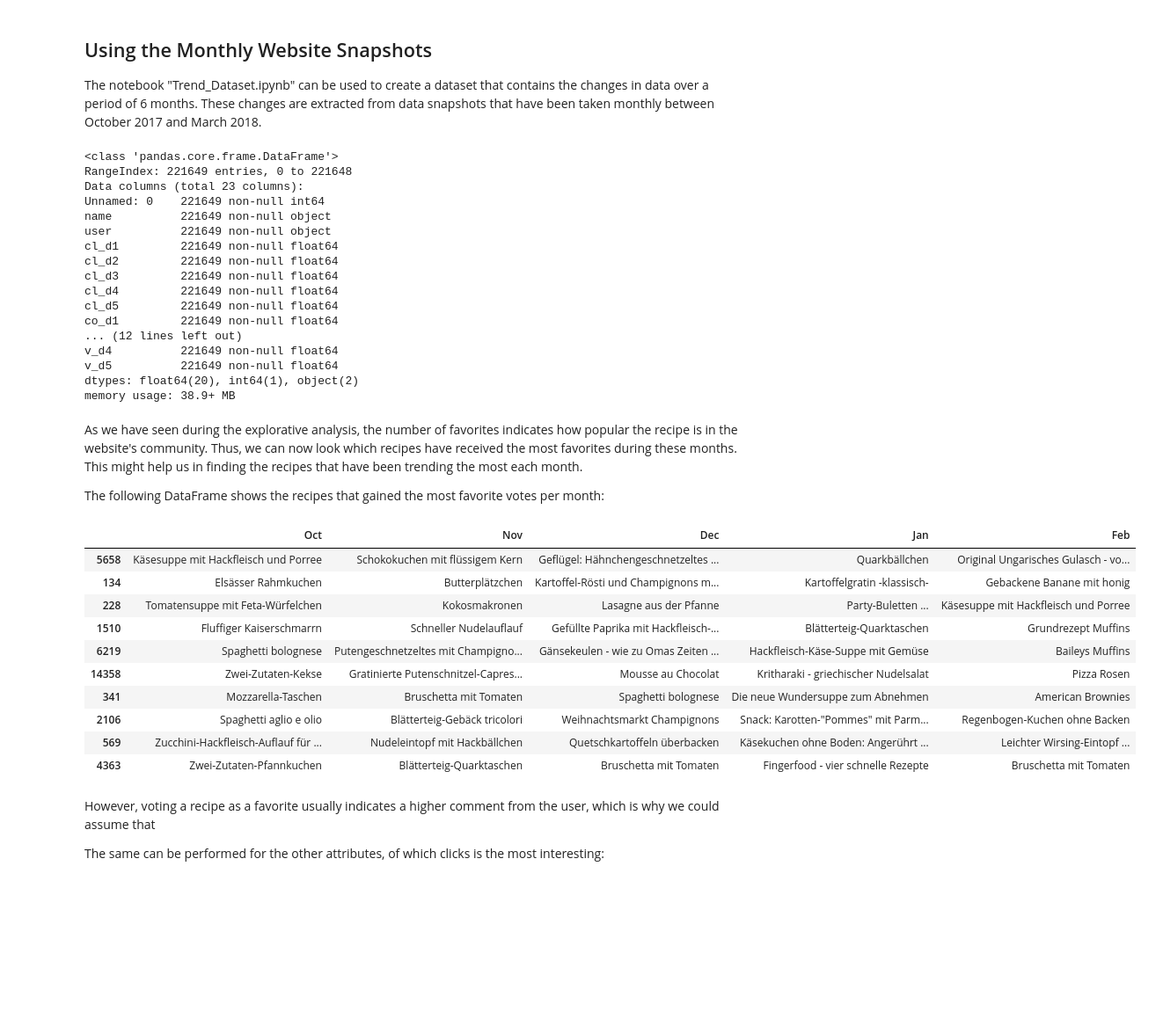
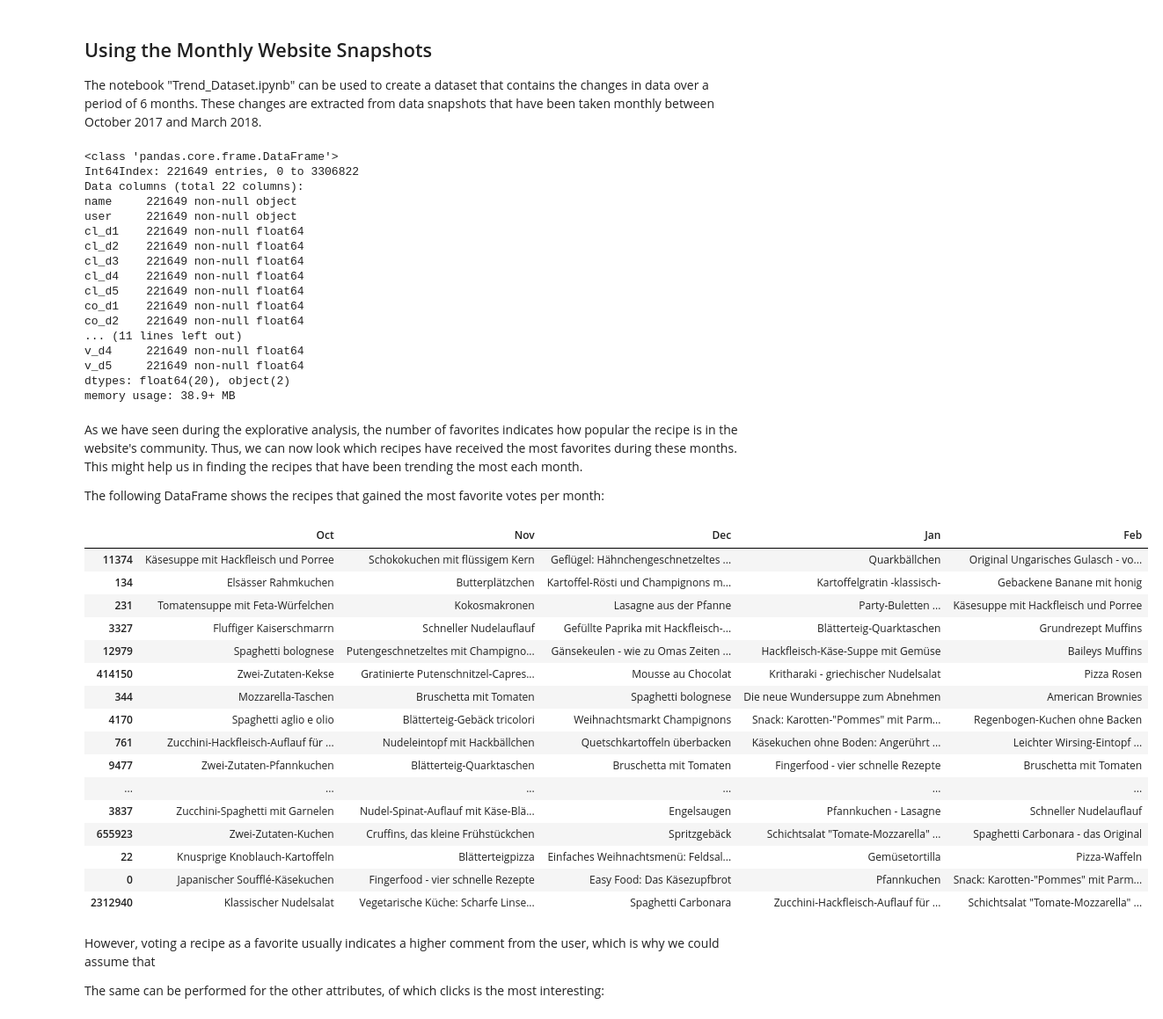
Before and after one commit to tbuz/RecipeScraper, a Jupyter notebook: Detailed_Analysis_Kochbar.ipynb, the cells around one changed output. Shown at 88% size. Saved outputs shown, nothing was run; the diff lists cells and outputs as text; code cells hidden in the pictures; blank space fills up the shorter version.

```diff
--- a/Detailed_Analysis_Kochbar.ipynb
+++ b/Detailed_Analysis_Kochbar.ipynb
@@ -1914,25 +1904,25 @@ Additionally, the users might check if a similar version of their recipe has bee
 The notebook "Trend_Dataset.ipynb" can be used to create a dataset that contains the changes in data over a period of 6 months. These changes are extracted from data snapshots that have been taken monthly between October 2017 and March 2018.
 # %%
 import pandas as pd
-deltadf = pd.read_csv('exports/trend_deltas.csv')
+deltadf = pd.read_csv('exports/trend_deltas.csv', index_col=0)
 deltadf.info()
 # %% [output]
 <class 'pandas.core.frame.DataFrame'>
-RangeIndex: 221649 entries, 0 to 221648
-Data columns (total 23 columns):
-Unnamed: 0    221649 non-null int64
-name          221649 non-null object
-user          221649 non-null object
-cl_d1         221649 non-null float64
-cl_d2         221649 non-null float64
-cl_d3         221649 non-null float64
-cl_d4         221649 non-null float64
-cl_d5         221649 non-null float64
-co_d1         221649 non-null float64
-... (12 lines left out)
-v_d4          221649 non-null float64
-v_d5          221649 non-null float64
-dtypes: float64(20), int64(1), object(2)
+Int64Index: 221649 entries, 0 to 3306822
+Data columns (total 22 columns):
+name     221649 non-null object
+user     221649 non-null object
+cl_d1    221649 non-null float64
+cl_d2    221649 non-null float64
+cl_d3    221649 non-null float64
+cl_d4    221649 non-null float64
+cl_d5    221649 non-null float64
+co_d1    221649 non-null float64
+co_d2    221649 non-null float64
+... (11 lines left out)
+v_d4     221649 non-null float64
+v_d5     221649 non-null float64
+dtypes: float64(20), object(2)
 memory usage: 38.9+ MB
 # %% [markdown]
 As we have seen during the explorative analysis, the number of favorites indicates how popular the recipe is in the website's community. Thus, we can now look which recipes have received the most favorites during these months.
@@ -1940,25 +1930,31 @@ This might help us in finding the recipes that have been trending the most each
 
 The following DataFrame shows the recipes that gained the most favorite votes per month:
 # %%
-f_trenddf = pd.DataFrame(deltadf.sort_values(by='f_d1',ascending=False)['name'].head(10))
-f_trenddf['d2'] = deltadf.sort_values(by='f_d2',ascending=False)['name'].head(10).values
-f_trenddf['d3'] = deltadf.sort_values(by='f_d3',ascending=False)['name'].head(10).values
-f_trenddf['d4'] = deltadf.sort_values(by='f_d4',ascending=False)['name'].head(10).values
-f_trenddf['d5'] = deltadf.sort_values(by='f_d5',ascending=False)['name'].head(10).values
+f_trenddf = pd.DataFrame(deltadf.sort_values(by='f_d1',ascending=False)['name'].head(20))
+f_trenddf['d2'] = deltadf.sort_values(by='f_d2',ascending=False)['name'].head(20).values
+f_trenddf['d3'] = deltadf.sort_values(by='f_d3',ascending=False)['name'].head(20).values
+f_trenddf['d4'] = deltadf.sort_values(by='f_d4',ascending=False)['name'].head(20).values
+f_trenddf['d5'] = deltadf.sort_values(by='f_d5',ascending=False)['name'].head(20).values
 f_trenddf.columns = ['Oct', 'Nov', 'Dec', 'Jan', 'Feb']
 f_trenddf
 # %% [output]
 |  | Oct | Nov | Dec | Jan | Feb |
-| 5658 | Käsesuppe mit Hackfleisch und Porree | Schokokuchen mit flüssigem Kern | Geflügel: Hähnchengeschnetzeltes ... | Quarkbällchen | Original Ungarisches Gulasch - vo... |
+| 11374 | Käsesuppe mit Hackfleisch und Porree | Schokokuchen mit flüssigem Kern | Geflügel: Hähnchengeschnetzeltes ... | Quarkbällchen | Original Ungarisches Gulasch - vo... |
 | 134 | Elsässer Rahmkuchen | Butterplätzchen | Kartoffel-Rösti und Champignons m... | Kartoffelgratin -klassisch- | Gebackene Banane mit honig |
-| 228 | Tomatensuppe mit Feta-Würfelchen | Kokosmakronen | Lasagne aus der Pfanne | Party-Buletten ... | Käsesuppe mit Hackfleisch und Porree |
-| 1510 | Fluffiger Kaiserschmarrn | Schneller Nudelauflauf | Gefüllte Paprika mit Hackfleisch-... | Blätterteig-Quarktaschen | Grundrezept Muffins |
-| 6219 | Spaghetti bolognese | Putengeschnetzeltes mit Champigno... | Gänsekeulen - wie zu Omas Zeiten ... | Hackfleisch-Käse-Suppe mit Gemüse | Baileys Muffins |
-| 14358 | Zwei-Zutaten-Kekse | Gratinierte Putenschnitzel-Capres... | Mousse au Chocolat | Kritharaki - griechischer Nudelsalat | Pizza Rosen |
-| 341 | Mozzarella-Taschen | Bruschetta mit Tomaten | Spaghetti bolognese | Die neue Wundersuppe zum Abnehmen | American Brownies |
-| 2106 | Spaghetti aglio e olio | Blätterteig-Gebäck tricolori | Weihnachtsmarkt Champignons | Snack: Karotten-"Pommes" mit Parm... | Regenbogen-Kuchen ohne Backen |
-| 569 | Zucchini-Hackfleisch-Auflauf für ... | Nudeleintopf mit Hackbällchen | Quetschkartoffeln überbacken | Käsekuchen ohne Boden: Angerührt ... | Leichter Wirsing-Eintopf ... |
-| 4363 | Zwei-Zutaten-Pfannkuchen | Blätterteig-Quarktaschen | Bruschetta mit Tomaten | Fingerfood - vier schnelle Rezepte | Bruschetta mit Tomaten |
+| 231 | Tomatensuppe mit Feta-Würfelchen | Kokosmakronen | Lasagne aus der Pfanne | Party-Buletten ... | Käsesuppe mit Hackfleisch und Porree |
+| 3327 | Fluffiger Kaiserschmarrn | Schneller Nudelauflauf | Gefüllte Paprika mit Hackfleisch-... | Blätterteig-Quarktaschen | Grundrezept Muffins |
+| 12979 | Spaghetti bolognese | Putengeschnetzeltes mit Champigno... | Gänsekeulen - wie zu Omas Zeiten ... | Hackfleisch-Käse-Suppe mit Gemüse | Baileys Muffins |
+| 414150 | Zwei-Zutaten-Kekse | Gratinierte Putenschnitzel-Capres... | Mousse au Chocolat | Kritharaki - griechischer Nudelsalat | Pizza Rosen |
+| 344 | Mozzarella-Taschen | Bruschetta mit Tomaten | Spaghetti bolognese | Die neue Wundersuppe zum Abnehmen | American Brownies |
+| 4170 | Spaghetti aglio e olio | Blätterteig-Gebäck tricolori | Weihnachtsmarkt Champignons | Snack: Karotten-"Pommes" mit Parm... | Regenbogen-Kuchen ohne Backen |
+| 761 | Zucchini-Hackfleisch-Auflauf für ... | Nudeleintopf mit Hackbällchen | Quetschkartoffeln überbacken | Käsekuchen ohne Boden: Angerührt ... | Leichter Wirsing-Eintopf ... |
+| 9477 | Zwei-Zutaten-Pfannkuchen | Blätterteig-Quarktaschen | Bruschetta mit Tomaten | Fingerfood - vier schnelle Rezepte | Bruschetta mit Tomaten |
+| ... | ... | ... | ... | ... | ... |
+| 3837 | Zucchini-Spaghetti mit Garnelen | Nudel-Spinat-Auflauf mit Käse-Blä... | Engelsaugen | Pfannkuchen - Lasagne | Schneller Nudelauflauf |
+| 655923 | Zwei-Zutaten-Kuchen | Cruffins, das kleine Frühstückchen | Spritzgebäck | Schichtsalat "Tomate-Mozzarella" ... | Spaghetti Carbonara - das Original |
+| 22 | Knusprige Knoblauch-Kartoffeln | Blätterteigpizza | Einfaches Weihnachtsmenü: Feldsal... | Gemüsetortilla | Pizza-Waffeln |
+| 0 | Japanischer Soufflé-Käsekuchen | Fingerfood - vier schnelle Rezepte | Easy Food: Das Käsezupfbrot | Pfannkuchen | Snack: Karotten-"Pommes" mit Parm... |
+| 2312940 | Klassischer Nudelsalat | Vegetarische Küche: Scharfe Linse... | Spaghetti Carbonara | Zucchini-Hackfleisch-Auflauf für ... | Schichtsalat "Tomate-Mozzarella" ... |
 # %% [markdown]
 However, voting a recipe as a favorite usually indicates a higher comment from the user, which is why we could assume that
 
```
Also changed, not shown: parts of 39 cells of this notebook, 7 other files.
